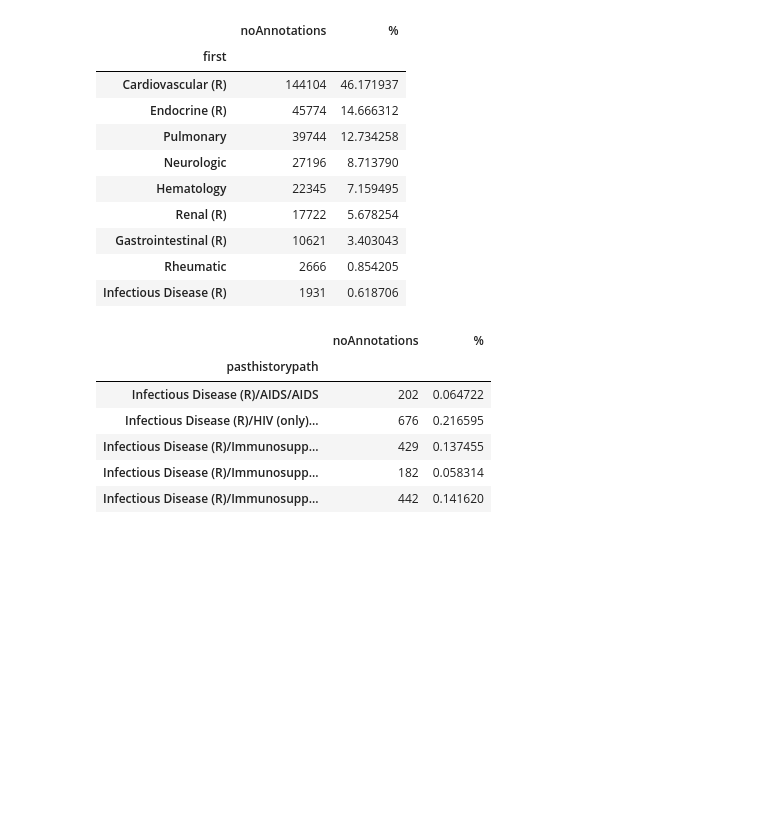
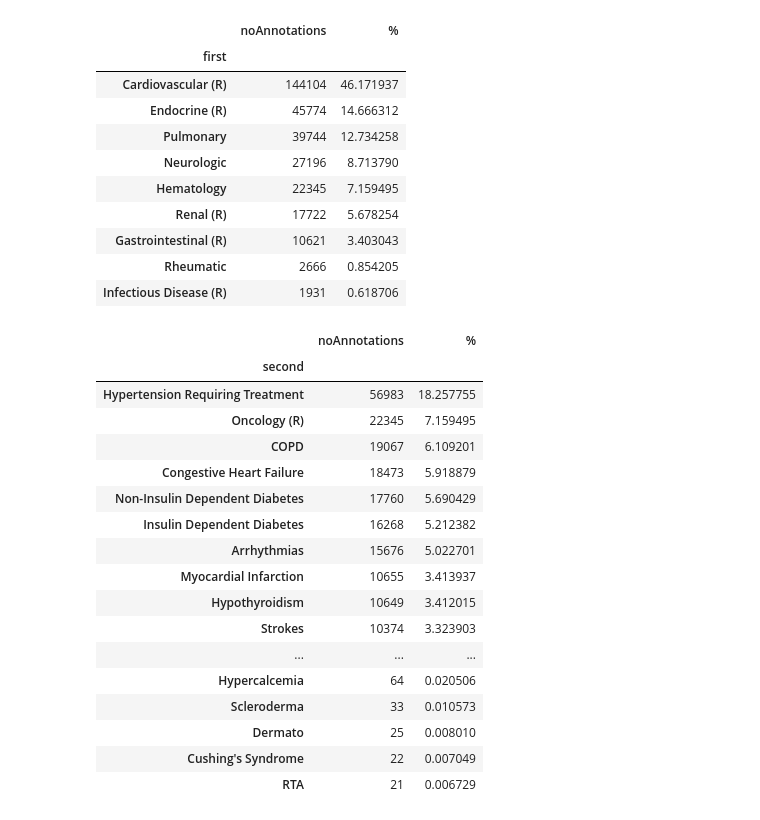
Before and after one commit to joy628/master-project, a Jupyter notebook: data-prepossing-2/pastHistory.ipynb, the cells around one changed output. Saved outputs shown, nothing was run; the diff lists cells and outputs as text; code cells hidden in the pictures; blank space fills up the shorter version.

```diff
--- a/data-prepossing-2/pastHistory.ipynb
+++ b/data-prepossing-2/pastHistory.ipynb
@@ -210,19 +210,27 @@ frequency1
 | Gastrointestinal (R) | 10621 | 3.403043 |
 | Rheumatic | 2666 | 0.854205 |
 | Infectious Disease (R) | 1931 | 0.618706 |
-# %%
-for disease in frequency1.index.get_level_values('first'):
-    df_ = df1[df1['first'] == disease]
-    frequency11 = pd.DataFrame()
-    frequency11['noAnnotations'] = df_['pasthistorypath'].value_counts()
-    frequency11['%'] = df_['pasthistorypath'].value_counts() / len(df1.index) * 100
-    frequency11.sort_index(level = ['pasthistorypath'], inplace = True)
-frequency11.head()
-# %% [output]
-|  | noAnnotations | % |
-| pasthistorypath |  |  |
-| Infectious Disease (R)/AIDS/AIDS | 202 | 0.064722 |
-| Infectious Disease (R)/HIV (only)... | 676 | 0.216595 |
-| Infectious Disease (R)/Immunosupp... | 429 | 0.137455 |
-| Infectious Disease (R)/Immunosupp... | 182 | 0.058314 |
-| Infectious Disease (R)/Immunosupp... | 442 | 0.141620 |
+# %%
+frequency2 = pd.DataFrame()
+frequency2['noAnnotations'] = df1['second'].value_counts()
+frequency2['%'] = df1['second'].value_counts() / len(df1.index) * 100
+frequency2
+# %% [output]
+|  | noAnnotations | % |
+| second |  |  |
+| Hypertension Requiring Treatment | 56983 | 18.257755 |
+| Oncology (R) | 22345 | 7.159495 |
+| COPD | 19067 | 6.109201 |
+| Congestive Heart Failure | 18473 | 5.918879 |
+| Non-Insulin Dependent Diabetes | 17760 | 5.690429 |
+| Insulin Dependent Diabetes | 16268 | 5.212382 |
+| Arrhythmias | 15676 | 5.022701 |
+| Myocardial Infarction | 10655 | 3.413937 |
+| Hypothyroidism | 10649 | 3.412015 |
+| Strokes | 10374 | 3.323903 |
+| ... | ... | ... |
+| Hypercalcemia | 64 | 0.020506 |
+| Scleroderma | 33 | 0.010573 |
+| Dermato | 25 | 0.008010 |
+| Cushing's Syndrome | 22 | 0.007049 |
+| RTA | 21 | 0.006729 |
```
Also changed, not shown: parts of 2 cells of this notebook.
